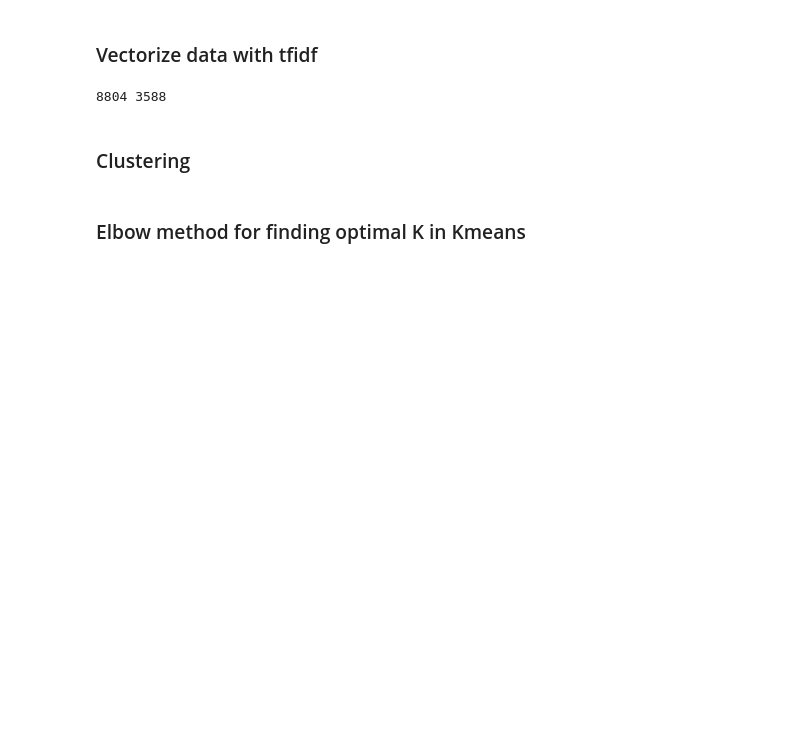
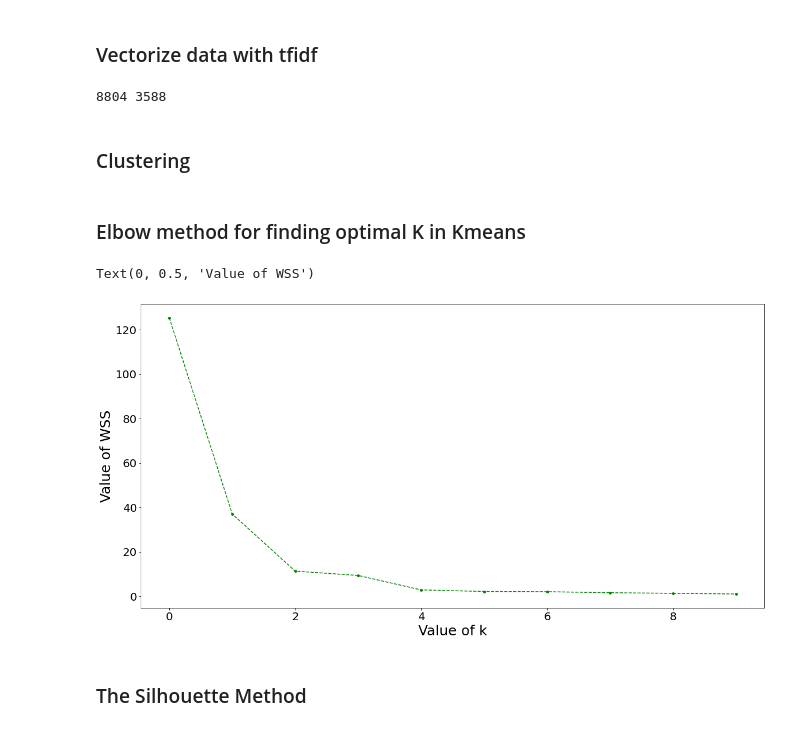
Before and after one commit to NadyaTambunan/TASI-2122-108_TF-IDF-vs-TF-IDF-Group, a Jupyter notebook: implementasi/K-means + TF-IDF Group.ipynb, the cells around one changed output. Saved outputs shown, nothing was run; the diff lists cells and outputs as text; code cells hidden in the pictures; blank space fills up the shorter version.

```diff
--- a/implementasi/K-means + TF-IDF Group.ipynb
+++ b/implementasi/K-means + TF-IDF Group.ipynb
@@ -57,3 +57,19 @@ def calculate_WSS(points, kmax):
 
     sse.append(curr_sse)
   return sse
+# %%
+k_size = 10
+wss = calculate_WSS(datapoint, k_size)
+k = [x for x in range(k_size)]
+# %%
+plt.figure(figsize=(20,10)) # Size of figure is adjusted.
+plt.xticks(fontsize=20) # Size of number labels on x-axis is adjusted.
+plt.yticks(fontsize=20) # Size of number labels on y-axis is adjusted.
+plt.plot(k,wss,'go--', linewidth=1.5, markersize=4) # Graph is plotted.
+plt.xlabel('Value of k',fontsize = 25) # x-axis is labelled.
+plt.ylabel('Value of WSS',fontsize = 25) # y-axis is labelled.
+# %% [output]
+Text(0, 0.5, 'Value of WSS')
+[figure, added]
+# %% [markdown]
+<h3>The Silhouette Method</h3>
```
Also changed, not shown: parts of 1 cell of this notebook, 1 other file.
